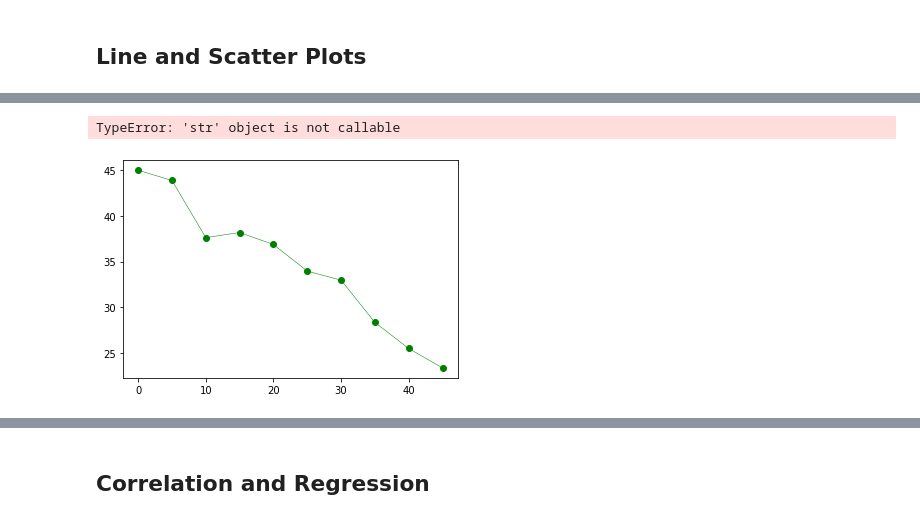
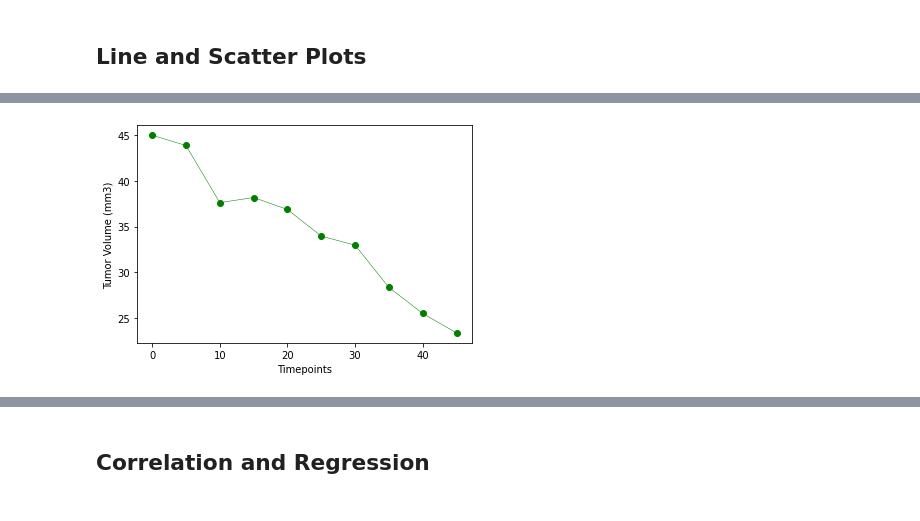
Before and after one commit to shirinegm/matplotlib-challenge, a Jupyter notebook: pymaceuticals_starter.ipynb, the cells around one changed output, grey strips where cells are left out. Cells and saved outputs as stored; diff of their text form; code cells hidden in the pictures.

```diff
--- a/pymaceuticals_starter.ipynb
+++ b/pymaceuticals_starter.ipynb
@@ -351,12 +341,11 @@ capomulin_mouse_vol = capomulin_mouse_data['Tumor Volume (mm3)']
 capomulin_mouse_timepoints = capomulin_mouse_data['Timepoint']
 # %%
 plt.plot(capomulin_mouse_timepoints, capomulin_mouse_vol, linewidth=0.5, marker="o", color="g")
-plt.title("Capomulin-treated Mouse")
+# plt.title("Capomulin-treated Mouse") - I keep getting 'str' object is not callable ??!
 plt.xlabel("Timepoints")
 plt.ylabel("Tumor Volume (mm3)")
 plt.show()
 # %% [output]
-TypeError: 'str' object is not callable
-[figure, old version]
+[figure, new version]
 # %%
 # Generate a scatter plot of average tumor volume vs. mouse weight for the Capomulin regimen
```
Also changed, not shown: parts of 4 cells of this notebook.
